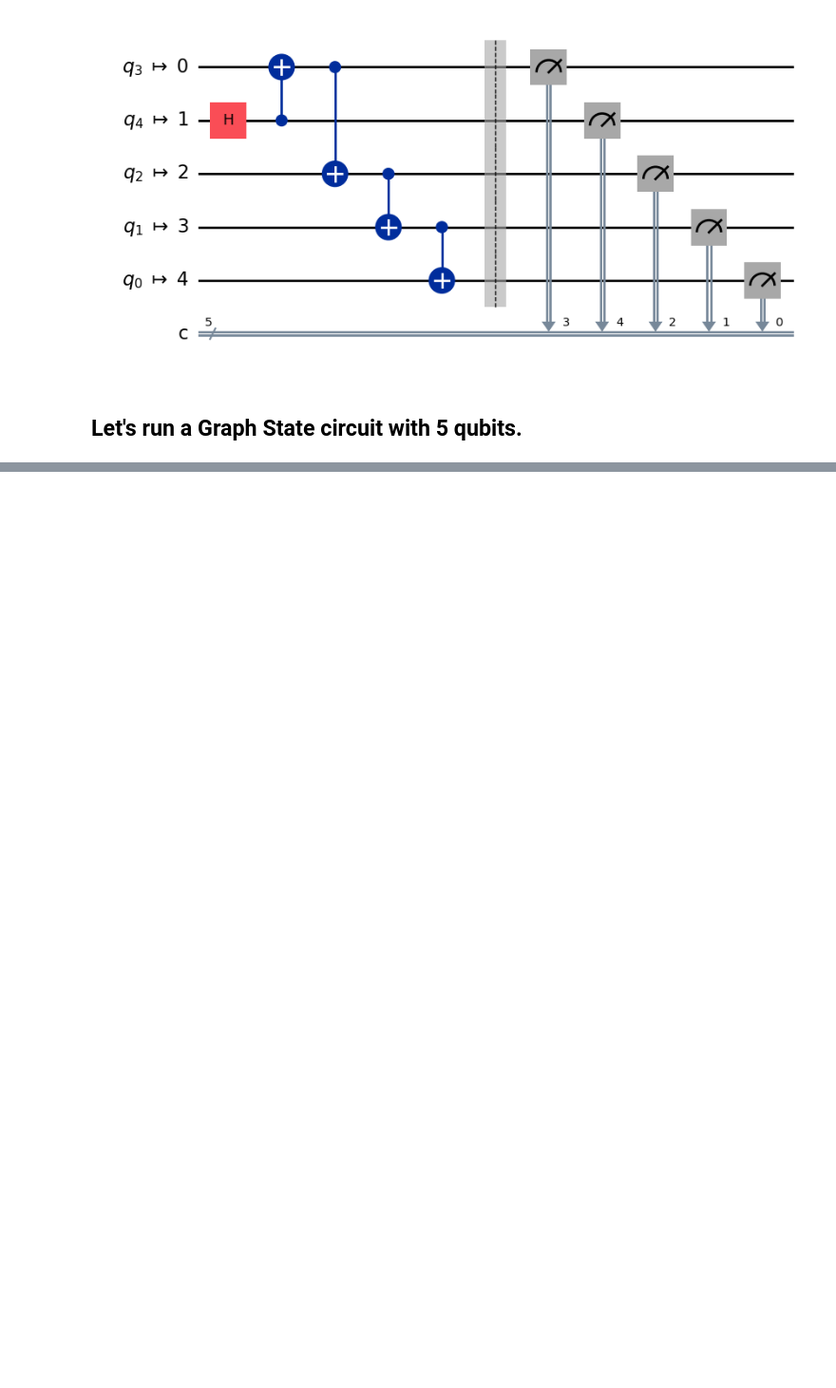
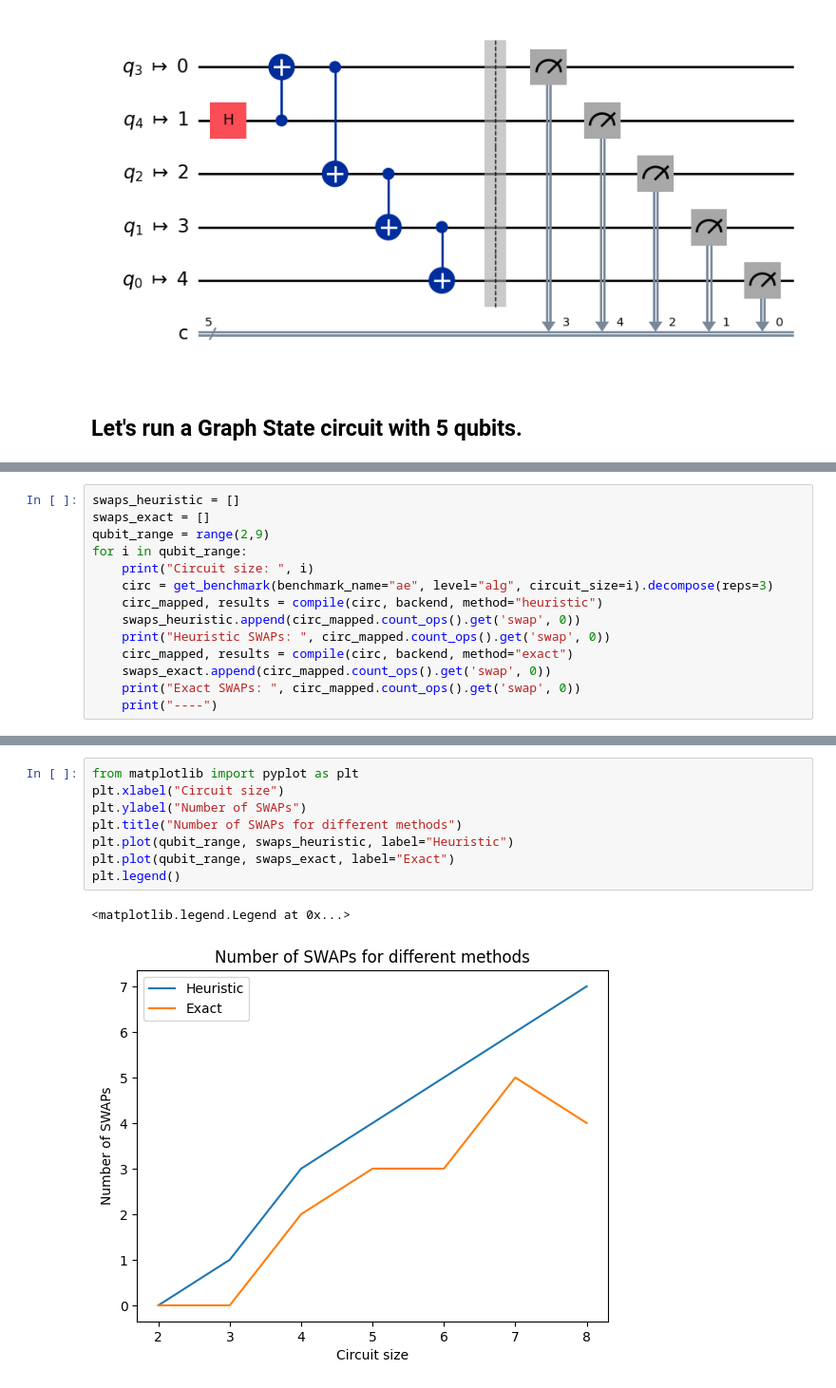
Before and after one commit to cda-tum/mqt, a Jupyter notebook: tutorial/02_compilation.ipynb, the cells around one changed output, grey strips where cells are left out. Shown at 95% size. Cells and saved outputs as stored; diff of their text form; blank space fills up the shorter version.

```diff
--- a/tutorial/02_compilation.ipynb
+++ b/tutorial/02_compilation.ipynb
@@ -78,0 +91,14 @@ circ_mapped.draw(output='mpl', style='iqp')
+# %%
+swaps_heuristic = []
+swaps_exact = []
+qubit_range = range(2,9)
+for i in qubit_range:
+    print("Circuit size: ", i)
+    circ = get_benchmark(benchmark_name="ae", level="alg", circuit_size=i).decompose(reps=3)
+    circ_mapped, results = compile(circ, backend, method="heuristic")
+    swaps_heuristic.append(circ_mapped.count_ops().get('swap', 0))
+    print("Heuristic SWAPs: ", circ_mapped.count_ops().get('swap', 0))
+    circ_mapped, results = compile(circ, backend, method="exact")
+    swaps_exact.append(circ_mapped.count_ops().get('swap', 0))
+    print("Exact SWAPs: ", circ_mapped.count_ops().get('swap', 0))
+    print("----")
@@ -78,0 +123,11 @@ circ_mapped.draw(output='mpl', style='iqp')
+# %%
+from matplotlib import pyplot as plt
+plt.xlabel("Circuit size")
+plt.ylabel("Number of SWAPs")
+plt.title("Number of SWAPs for different methods")
+plt.plot(qubit_range, swaps_heuristic, label="Heuristic")
+plt.plot(qubit_range, swaps_exact, label="Exact")
+plt.legend()
+# %% [output]
+<matplotlib.legend.Legend at 0x...>
+[figure, added]
```
Also changed, not shown: parts of 10 cells of this notebook.
